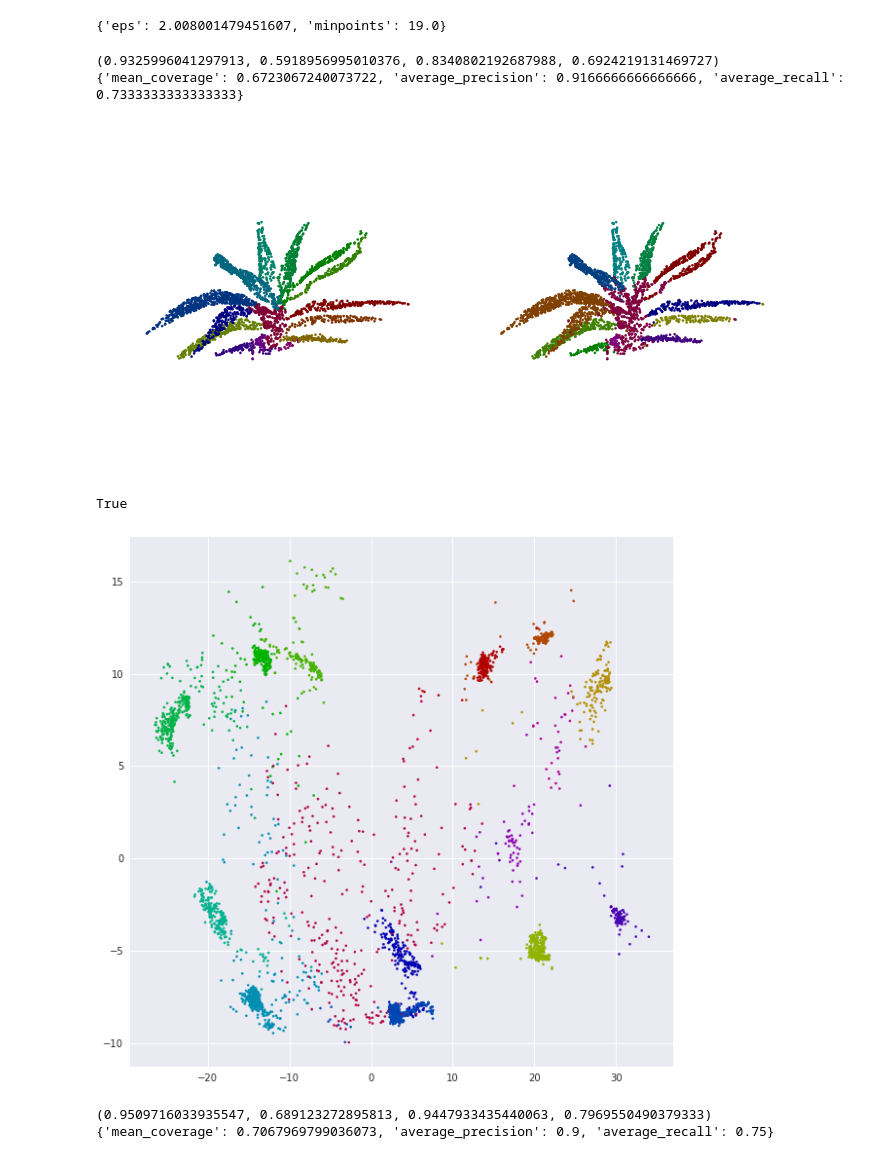
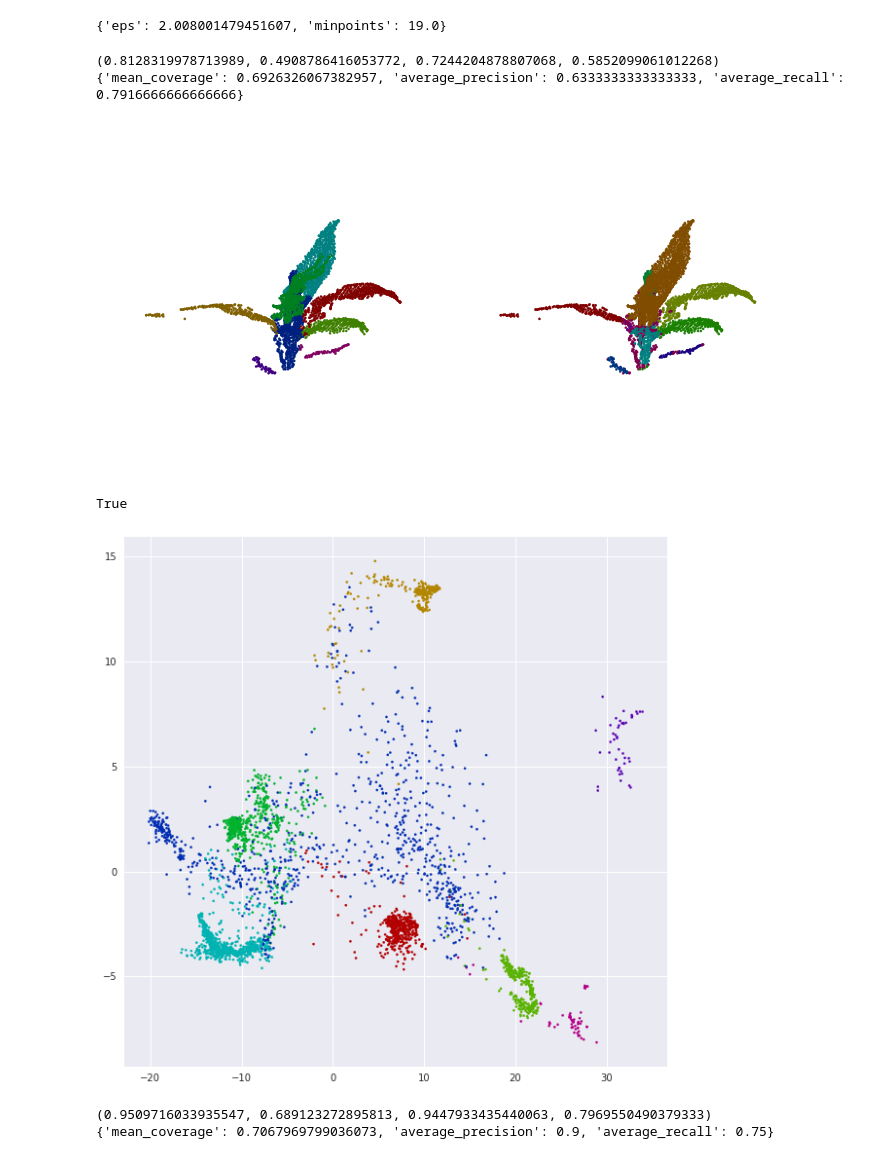
Before and after one commit to ariyanzri/PlantSegNet, a Jupyter notebook: visualization/visualize_predictions_paper.ipynb, the cells around one changed output. Drawn from its saved outputs; the diff is of its cells as text; code cells hidden in the pictures.

```diff
--- a/visualization/visualize_predictions_paper.ipynb
+++ b/visualization/visualize_predictions_paper.ipynb
@@ -79,7 +79,7 @@ def draw_results(plt_points, plt_labels, plt_preds):
     plt.tight_layout()
     plt.show()
 
-def draw_and_save_pcd_plot(plt_labels, pca_raw_preds):
+def draw_and_save_pcd_plot(plt_labels, pca_raw_preds, prefix):
     if pca_raw_preds is not None:
         pca_2d = PCA(n_components = 2)
         pca_2d.fit(pca_raw_preds)
@@ -93,7 +93,7 @@ def draw_and_save_pcd_plot(plt_labels, pca_raw_preds):
         fig = plt.figure(figsize=(10,10))
         ax1 = fig.add_subplot(1, 1, 1)
         ax1.scatter(data_pca_2d[:,0],data_pca_2d[:,1], s=5, c=colors*1.4)
-        fig.savefig("pca_plt.png")
+        fig.savefig(f"{prefix}_pca_plt.png")
 # %%
 model_name = "SorghumPartNetInstance"
 trained_dataset = "SPNS"
@@ -126,44 +126,44 @@ print(hparams)
 {'eps': 2.008001479451607, 'minpoints': 19.0}
 # %%
 # hparams = {"eps": 2.20, "minpoints": 17}
-ind = 3
+ind = 0
 points, label = load_data_directory("/space/ariyanzarei/sorghum_segmentation/dataset/SPNR", model_name)
 
 t_points = torch.from_numpy(points[ind]).type(torch.DoubleTensor)
 
 raw_preds = model(t_points.unsqueeze(0))
 
 if model_name == "SorghumPartNetSemantic":
     preds = F.softmax(raw_preds, dim=1)
     preds = preds.squeeze().cpu().detach().numpy().T
     preds = np.argmax(preds, 1)
     raw_preds = None
 elif model_name == "SorghumPartNetInstance":
     preds = get_final_clusters_SPN(raw_preds, hparams['eps'], hparams['minpoints'])
 elif model_name == "TreePartNet":
     preds = get_final_clusters_TPN(raw_preds, hparams['eps'], hparams['minpoints'])
 
 print(p_metric_calc(torch.from_numpy(preds).view(1,-1,1), torch.from_numpy(label[ind]).view(1,-1,1)))
 print(c_metric_calc(torch.from_numpy(preds), torch.from_numpy(label[ind])))
 
 draw_results(points[ind], label[ind], preds)
 draw_and_save_pcd_plot(label[ind].squeeze(),raw_preds.squeeze().detach().numpy())
 
 gt_ply = create_ply_pcd_from_points_with_labels(points[ind],label[ind])
 pred_ply = create_ply_pcd_from_points_with_labels(points[ind],preds)
 
 R = o3d.geometry.get_rotation_matrix_from_xyz((-np.pi/2, 0, 0))
 gt_ply.rotate(R, center=(0, 0, 0))
 pred_ply.rotate(R, center=(0, 0, 0))
 
-o3d.io.write_point_cloud("gt.ply", gt_ply)
-o3d.io.write_point_cloud("pred.ply", pred_ply)
+o3d.io.write_point_cloud(f"syn_{ind}_gt.ply", gt_ply)
+o3d.io.write_point_cloud(f"syn_{ind}_pred.ply", pred_ply)
 # %% [output]
-(0.9325996041297913, 0.5918956995010376, 0.8340802192687988, 0.6924219131469727)
-{'mean_coverage': 0.6723067240073722, 'average_precision': 0.9166666666666666, 'average_recall': 0.7333333333333333}
+(0.8128319978713989, 0.4908786416053772, 0.7244204878807068, 0.5852099061012268)
+{'mean_coverage': 0.6926326067382957, 'average_precision': 0.6333333333333333, 'average_recall': 0.7916666666666666}
-[figure, old version]
+[figure, new version]
 True
-[figure, old version]
+[figure, new version]
 # %%
 # hparams = {"eps": 2.5, "minpoints": 15}
 
```
Also changed, not shown: 2 other files.
